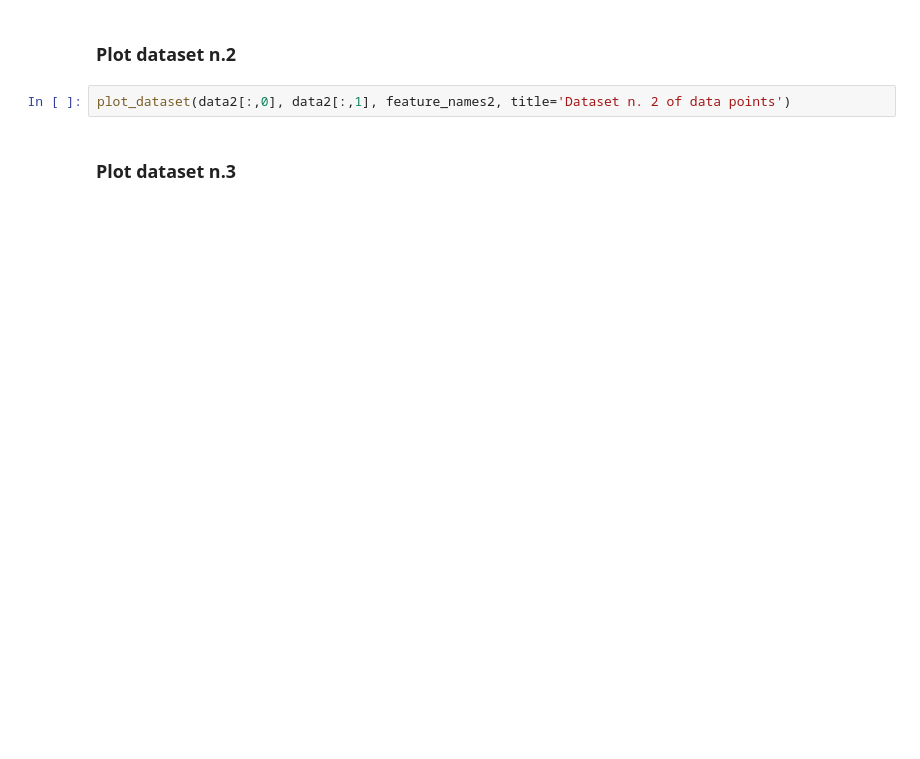
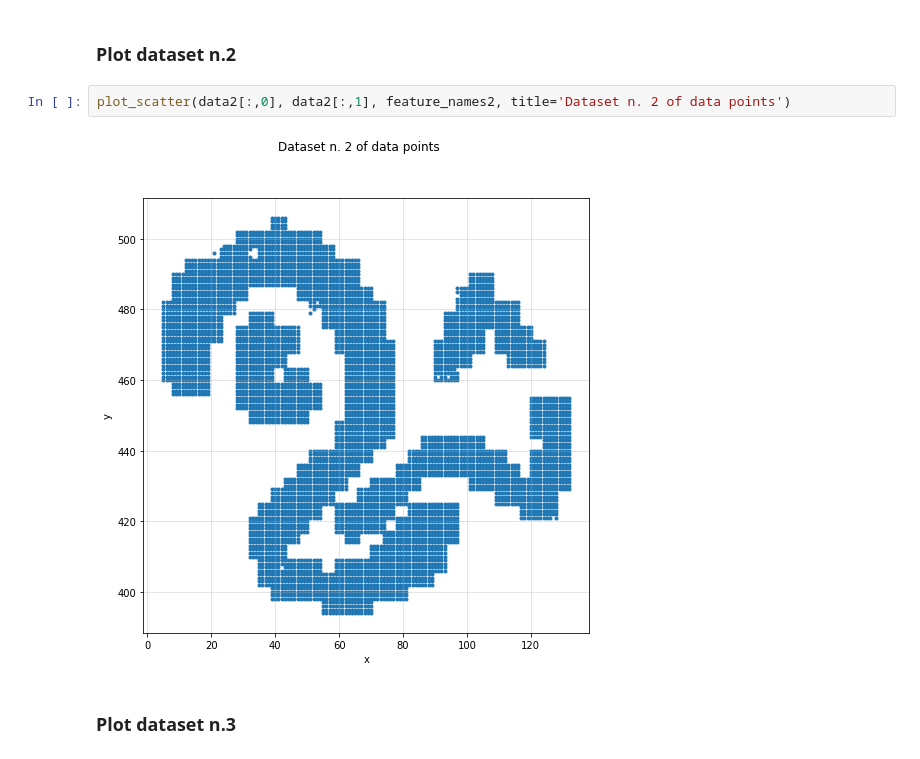
Before and after one commit to lorenzofavaro/machine-learning, a Jupyter notebook: 2. Distance Based Models/clustering.ipynb, the cells around one changed output. Cells and saved outputs as stored; diff of their text form; blank space fills up the shorter version.

```diff
--- a/2. Distance Based Models/clustering.ipynb
+++ b/2. Distance Based Models/clustering.ipynb
@@ -61,7 +68,9 @@ plot_dataset(data1[:,0], data1[:,1], feature_names1, title='Dataset n. 1 of data
 # %% [markdown]
 ### Plot dataset n.2
 # %%
-plot_dataset(data2[:,0], data2[:,1], feature_names2, title='Dataset n. 2 of data points')
+plot_scatter(data2[:,0], data2[:,1], feature_names2, title='Dataset n. 2 of data points')
+# %% [output]
+[figure, added]
 # %% [markdown]
 ### Plot dataset n.3
 # %%
```
Also changed, not shown: parts of 13 cells of this notebook.
